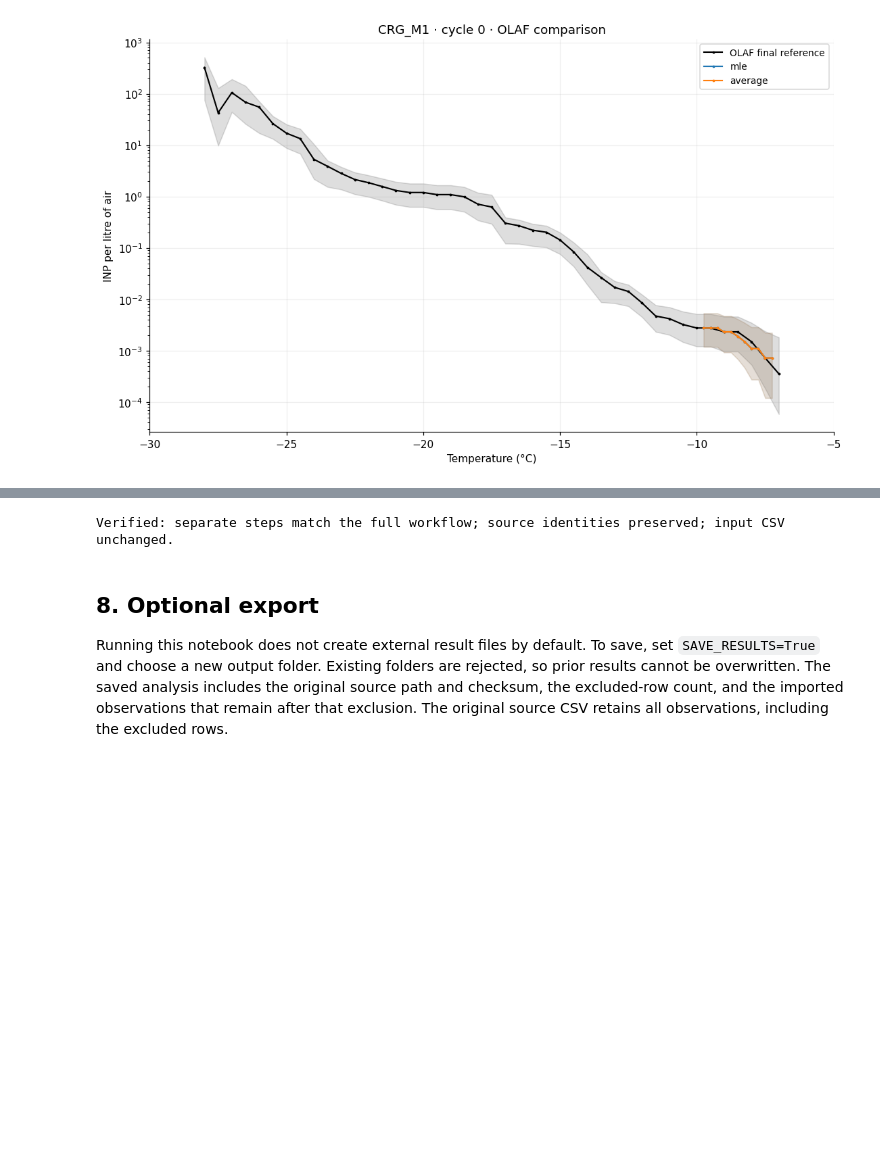
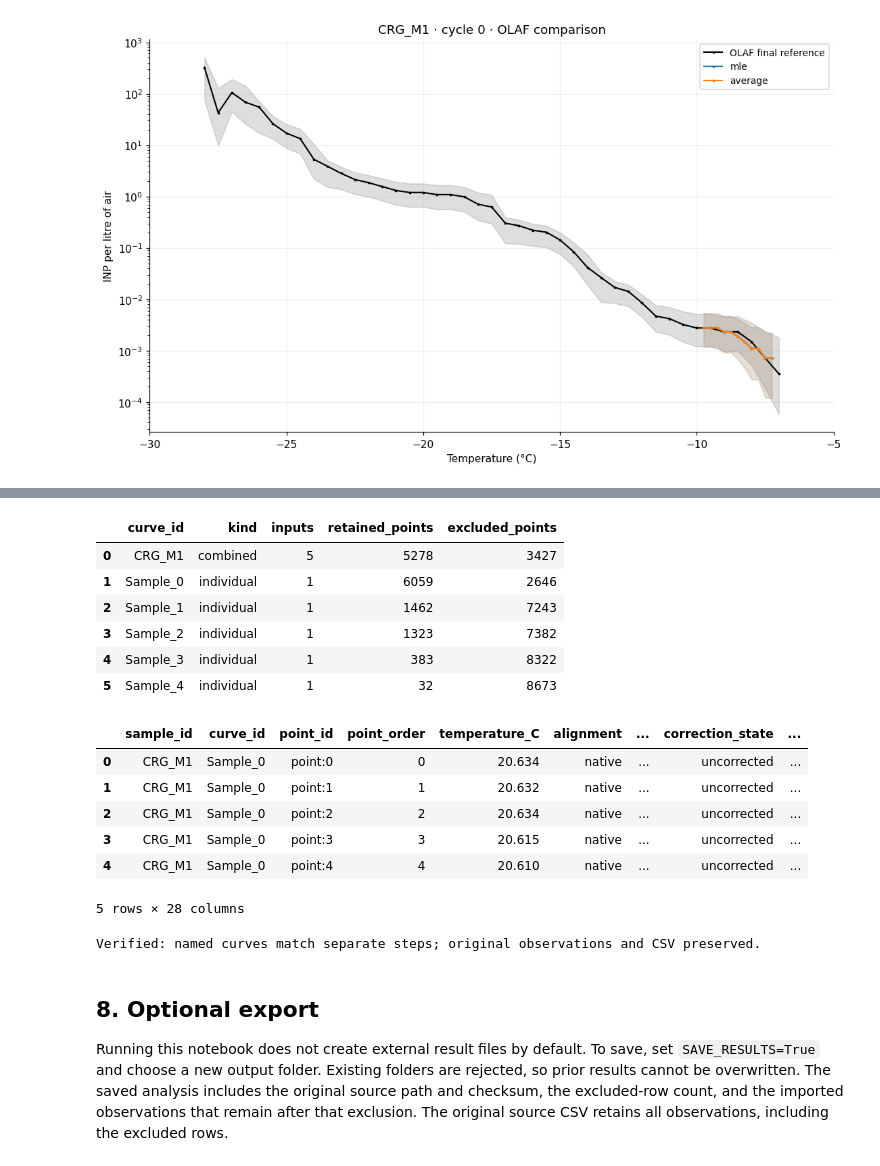
Before and after one commit to bochens/inptk, a Jupyter notebook: notebook/icescopy_freeze_count_to_air_inp_demo.ipynb, the cells around one changed output, grey strips where cells are left out. Cells and saved outputs as stored; diff of their text form; code cells hidden in the pictures; blank space fills up the shorter version.

```diff
--- a/notebook/icescopy_freeze_count_to_air_inp_demo.ipynb
+++ b/notebook/icescopy_freeze_count_to_air_inp_demo.ipynb
@@ -336,8 +338,8 @@ range_controls = pd.DataFrame([
 display(range_controls)
 
 combined_suspension = {
-    method: inptk.combine_dilutions(
-        fractions, experiment=experiment, method=method,
+    method: inptk.estimate_concentration(
+        fractions, experiment=experiment, method=method, curves=CURVES,
         temperature_ranges_C=TEMPERATURE_RANGES_C,
     )
     for method in ("mle", "average")
@@ -355,22 +357,13 @@ grid_air = {
     method: inptk.resample_spectrum(table, step_C=OUTPUT_STEP_C, method=OUTPUT_METHOD)
     for method, table in combined_air.items()
 }
-groups = combined_suspension[METHOD].history[-1]["combination_groups"]
-plot_group_ids = [
-    name for name, group in groups.items()
-    if group["sample_id"] == PLOT_SAMPLE_ID
-    and all(member["run_id"] == RUN_ID and member["cycle_id"] == PLOT_CYCLE_ID
-            for member in group["members"])
-]
-if len(plot_group_ids) != 1:
-    raise ValueError("Select exactly one combined group for these plots")
-combined_selection = {"group_id": plot_group_ids[0]}
-print("Combined group:", combined_selection["group_id"])
+combined_selection = {"curve_id": COMBINED_CURVE_ID}
+print("Named concentration curve:", COMBINED_CURVE_ID)
 
 for method, table in combined_air.items():
     print(f"{method}: {len(table):,} retained native points; warnings: {table.warnings or 'none'}")
     report = next(item for item in table.history[-1]["groups"]
-                  if item["group_id"] == combined_selection["group_id"])
+                  if item["curve_id"] == combined_selection["curve_id"])
     first_decrease = next((item for item in report["excluded"] if item["reason"] == "decrease"), None)
     if first_decrease is not None:
         print(f"First decrease at {first_decrease['temperature_C']:.4g} °C: "
@@ -477,23 +469,55 @@ results, settings and history. These checks compare it with the calls above.
 # %%
+output_curves = {
+    **CURVES,
+    **{name: {"inputs": [name], "cycle": PLOT_CYCLE_ID} for name in SAMPLE_MAP},
+}
 result = inptk.analyze_concentration(
-    experiment, method=METHOD, temperature_ranges_C=TEMPERATURE_RANGES_C,
+    experiment, method=METHOD, curves=output_curves,
+    temperature_ranges_C=TEMPERATURE_RANGES_C,
     output_basis="sampled_air", output_step_C=OUTPUT_STEP_C,
-    output_method=OUTPUT_METHOD,
-    decrease_policy=DECREASE_POLICY,
+    output_method=OUTPUT_METHOD, decrease_policy=DECREASE_POLICY,
 )
+curve = result.curves[COMBINED_CURVE_ID]
+pd.testing.assert_frame_equal(result.counts.to_dataframe(), experiment.counts.to_dataframe())
 pd.testing.assert_frame_equal(result.frozen_fraction.to_dataframe(), fractions.to_dataframe())
-pd.testing.assert_frame_equal(result.per_dilution.to_dataframe(), individual_suspension.to_dataframe())
-pd.testing.assert_frame_equal(result.combined.to_dataframe(), combined_suspension[METHOD].to_dataframe())
-pd.testing.assert_frame_equal(result.final.to_dataframe(), combined_air[METHOD].to_dataframe())
-pd.testing.assert_frame_equal(result.resampled.to_dataframe(), grid_air[METHOD].to_dataframe())
-assert result.settings["combination_groups"] == groups
-for group in groups.values():
-    for member in group["members"]:
-        assert not experiment.counts.select(**member).to_dataframe().empty
+pd.testing.assert_frame_equal(
+    curve.cumulative.to_dataframe(), combined_air[METHOD].select(**combined_selection).to_dataframe(),
+)
+pd.testing.assert_frame_equal(
+    curve.resampled.to_dataframe(), grid_air[METHOD].select(**combined_selection).to_dataframe(),
+)
+assert list(result.curves) == list(output_curves)
+for named_curve in result.curves.values():
+    for source in named_curve.sources:
+        selected = experiment.counts.select(
+            measurement_id=source["measurement_id"], run_id=source["run_id"],
+            cycle_id=source["cycle_id"],
+        )
+        assert len(selected)
+display(pd.DataFrame([
+    {"curve_id": name, "kind": value.kind, "inputs": len(value.sources),
+     "retained_points": len(value.cumulative), "excluded_points": len(value.excluded)}
+    for name, value in result.curves.items()
+]))
+display(result.curves["Sample_0"].cumulative.to_dataframe().head())
 assert hashlib.sha256(DATA_PATH.read_bytes()).hexdigest() == source_sha256
-print("Verified: separate steps match the full workflow; source identities preserved; input CSV unchanged.")
+print("Verified: named curves match separate steps; original observations and CSV preserved.")
 # %% [output]
+|  | curve_id | kind | inputs | retained_points | excluded_points |
+| 0 | CRG_M1 | combined | 5 | 5278 | 3427 |
+| 1 | Sample_0 | individual | 1 | 6059 | 2646 |
+| 2 | Sample_1 | individual | 1 | 1462 | 7243 |
+| 3 | Sample_2 | individual | 1 | 1323 | 7382 |
+| 4 | Sample_3 | individual | 1 | 383 | 8322 |
+| 5 | Sample_4 | individual | 1 | 32 | 8673 |
+|  | sample_id | curve_id | point_id | point_order | temperature_C | alignment | ... | correction_state | ... |
+| 0 | CRG_M1 | Sample_0 | point:0 | 0 | 20.634 | native | ... | uncorrected | ... |
+| 1 | CRG_M1 | Sample_0 | point:1 | 1 | 20.632 | native | ... | uncorrected | ... |
+| 2 | CRG_M1 | Sample_0 | point:2 | 2 | 20.634 | native | ... | uncorrected | ... |
+| 3 | CRG_M1 | Sample_0 | point:3 | 3 | 20.615 | native | ... | uncorrected | ... |
+| 4 | CRG_M1 | Sample_0 | point:4 | 4 | 20.610 | native | ... | uncorrected | ... |
-Verified: separate steps match the full workflow; source identities preserved; input CSV unchanged.
+5 rows × 28 columns
+Verified: named curves match separate steps; original observations and CSV preserved.
 # %% [markdown]
 ## 8. Optional export
 
```
Also changed, not shown: parts of 5 cells of this notebook, 31 other files.
